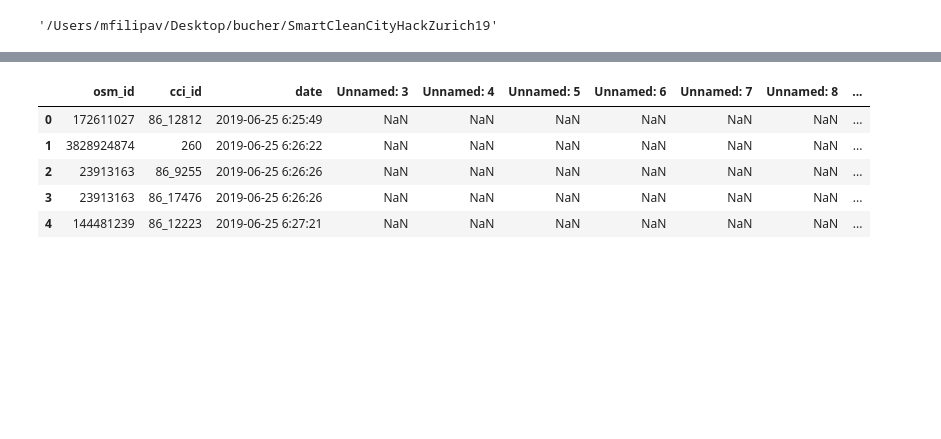
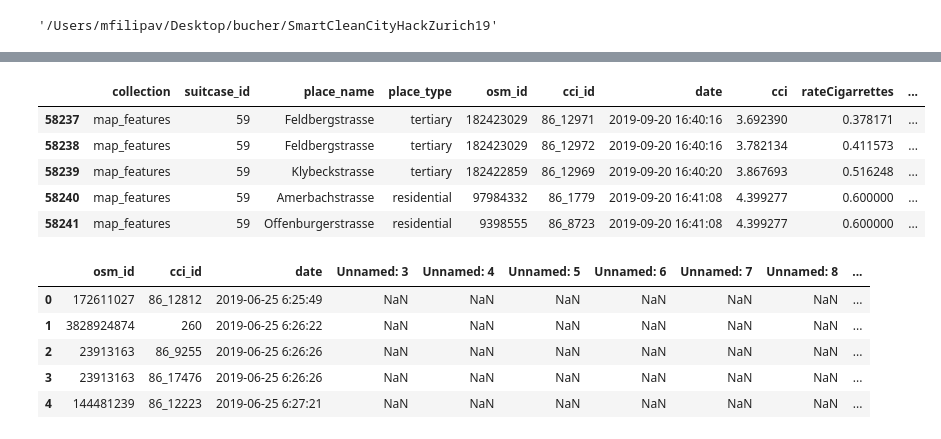
Before and after one commit to jeremiasbaur/SmartCleanCityHackZurich19, a Jupyter notebook: data_exploration_mf.ipynb, the cells around one changed output, grey strips where cells are left out. Drawn from its saved outputs; the diff is of its cells as text; code cells hidden in the pictures; blank space fills up the shorter version.

```diff
--- a/data_exploration_mf.ipynb
+++ b/data_exploration_mf.ipynb
@@ -45,3 +34,12 @@ msr.head(50)
+# %%
+msr.tail()
+# %% [output]
+|  | collection | suitcase_id | place_name | place_type | osm_id | cci_id | date | cci | rateCigarrettes | ... |
+| 58237 | map_features | 59 | Feldbergstrasse | tertiary | 182423029 | 86_12971 | 2019-09-20 16:40:16 | 3.692390 | 0.378171 | ... |
+| 58238 | map_features | 59 | Feldbergstrasse | tertiary | 182423029 | 86_12972 | 2019-09-20 16:40:16 | 3.782134 | 0.411573 | ... |
+| 58239 | map_features | 59 | Klybeckstrasse | tertiary | 182422859 | 86_12969 | 2019-09-20 16:40:20 | 3.867693 | 0.516248 | ... |
+| 58240 | map_features | 59 | Amerbachstrasse | residential | 97984332 | 86_1779 | 2019-09-20 16:41:08 | 4.399277 | 0.600000 | ... |
+| 58241 | map_features | 59 | Offenburgerstrasse | residential | 9398555 | 86_8723 | 2019-09-20 16:41:08 | 4.399277 | 0.600000 | ... |
 # %%
 pred_msr.head()
 # %% [output]
```
Also changed, not shown: parts of 4 cells of this notebook, 4 other files.
